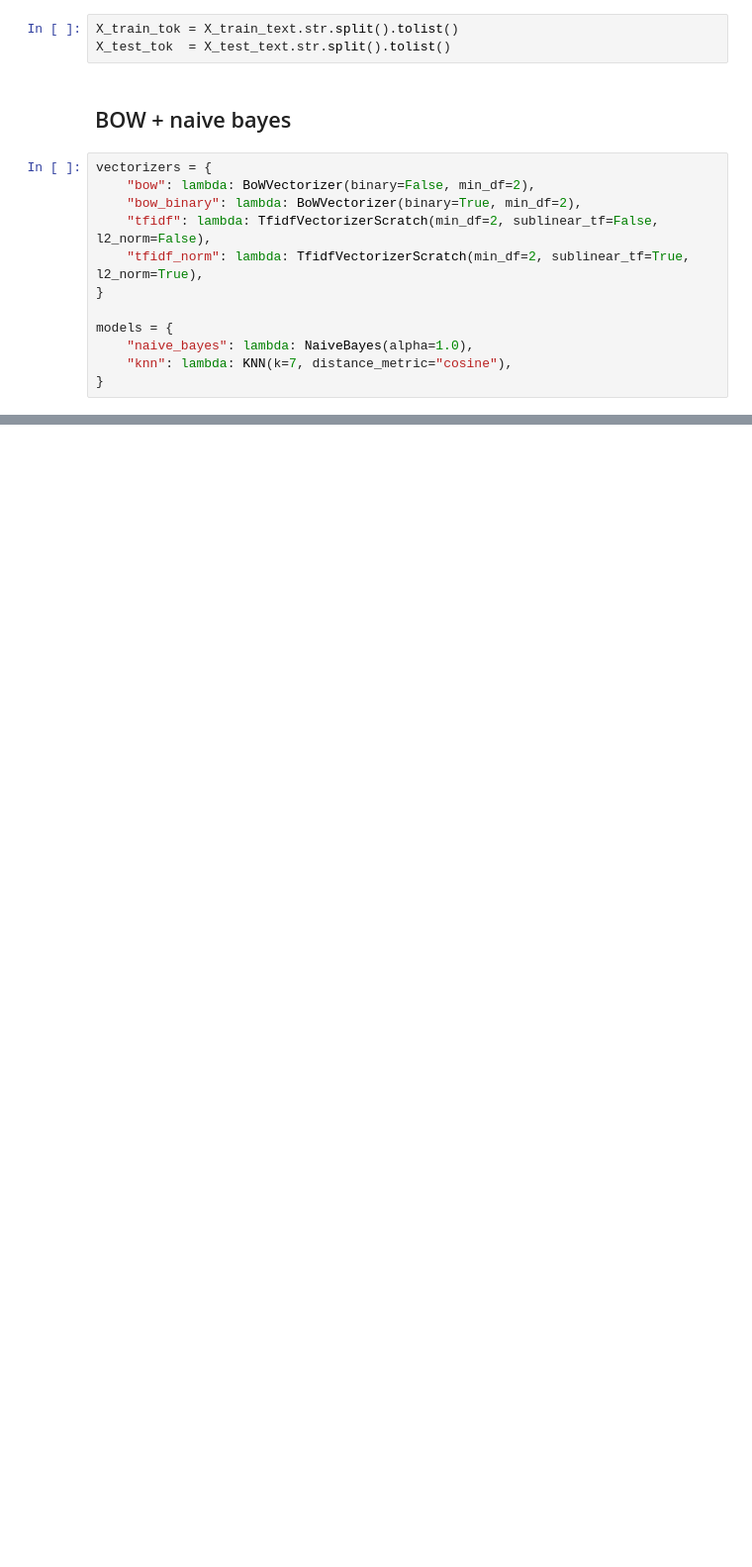
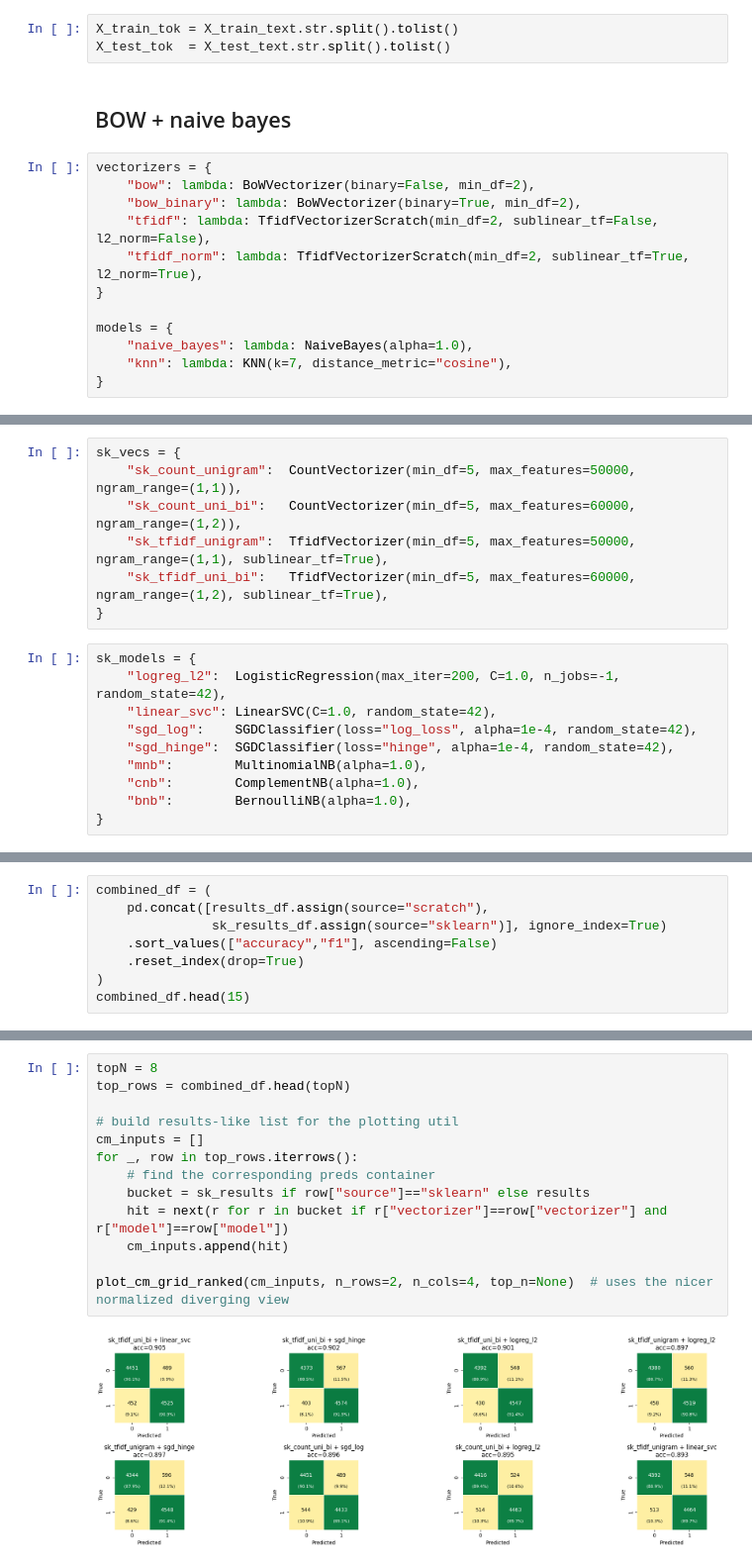
Before and after one commit to Sifat-Ahmed/imdb-movie-classification, a Jupyter notebook: notebooks/Step_2_ML_classification.ipynb, the cells around one changed output, grey strips where cells are left out. Shown: that part at 99% size. Cells and saved outputs as stored; diff of their text form; blank space fills up the shorter version.

```diff
--- a/notebooks/Step_2_ML_classification.ipynb
+++ b/notebooks/Step_2_ML_classification.ipynb
@@ -90,0 +191,17 @@ MemoryError: Unable to allocate 4.70 GiB for an array with shape (19758, 63814)
+# %%
+sk_vecs = {
+    "sk_count_unigram":  CountVectorizer(min_df=5, max_features=50000, ngram_range=(1,1)),
+    "sk_count_uni_bi":   CountVectorizer(min_df=5, max_features=60000, ngram_range=(1,2)),
+    "sk_tfidf_unigram":  TfidfVectorizer(min_df=5, max_features=50000, ngram_range=(1,1), sublinear_tf=True),
+    "sk_tfidf_uni_bi":   TfidfVectorizer(min_df=5, max_features=60000, ngram_range=(1,2), sublinear_tf=True),
+}
+# %%
+sk_models = {
+    "logreg_l2":  LogisticRegression(max_iter=200, C=1.0, n_jobs=-1, random_state=42),
+    "linear_svc": LinearSVC(C=1.0, random_state=42),
+    "sgd_log":    SGDClassifier(loss="log_loss", alpha=1e-4, random_state=42),
+    "sgd_hinge":  SGDClassifier(loss="hinge", alpha=1e-4, random_state=42),
+    "mnb":        MultinomialNB(alpha=1.0),
+    "cnb":        ComplementNB(alpha=1.0),
+    "bnb":        BernoulliNB(alpha=1.0),
+}
@@ -90,0 +255,8 @@ MemoryError: Unable to allocate 4.70 GiB for an array with shape (19758, 63814)
+# %%
+combined_df = (
+    pd.concat([results_df.assign(source="scratch"),
+               sk_results_df.assign(source="sklearn")], ignore_index=True)
+    .sort_values(["accuracy","f1"], ascending=False)
+    .reset_index(drop=True)
+)
+combined_df.head(15)
@@ -90,0 +355,15 @@ MemoryError: Unable to allocate 4.70 GiB for an array with shape (19758, 63814)
+# %%
+topN = 8
+top_rows = combined_df.head(topN)
+
+# build results-like list for the plotting util
+cm_inputs = []
+for _, row in top_rows.iterrows():
+    # find the corresponding preds container
+    bucket = sk_results if row["source"]=="sklearn" else results
+    hit = next(r for r in bucket if r["vectorizer"]==row["vectorizer"] and r["model"]==row["model"])
+    cm_inputs.append(hit)
+
+plot_cm_grid_ranked(cm_inputs, n_rows=2, n_cols=4, top_n=None)  # uses the nicer normalized diverging view
+# %% [output]
+[figure, added]
```
Also changed, not shown: parts of 13 cells of this notebook, 8 other files.
